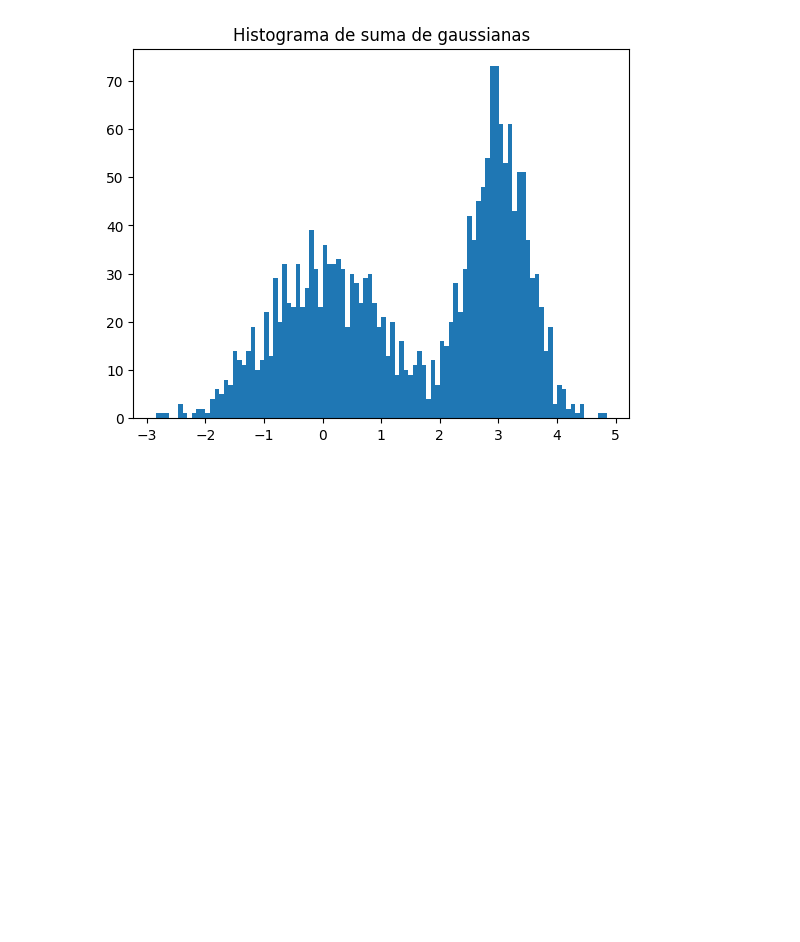
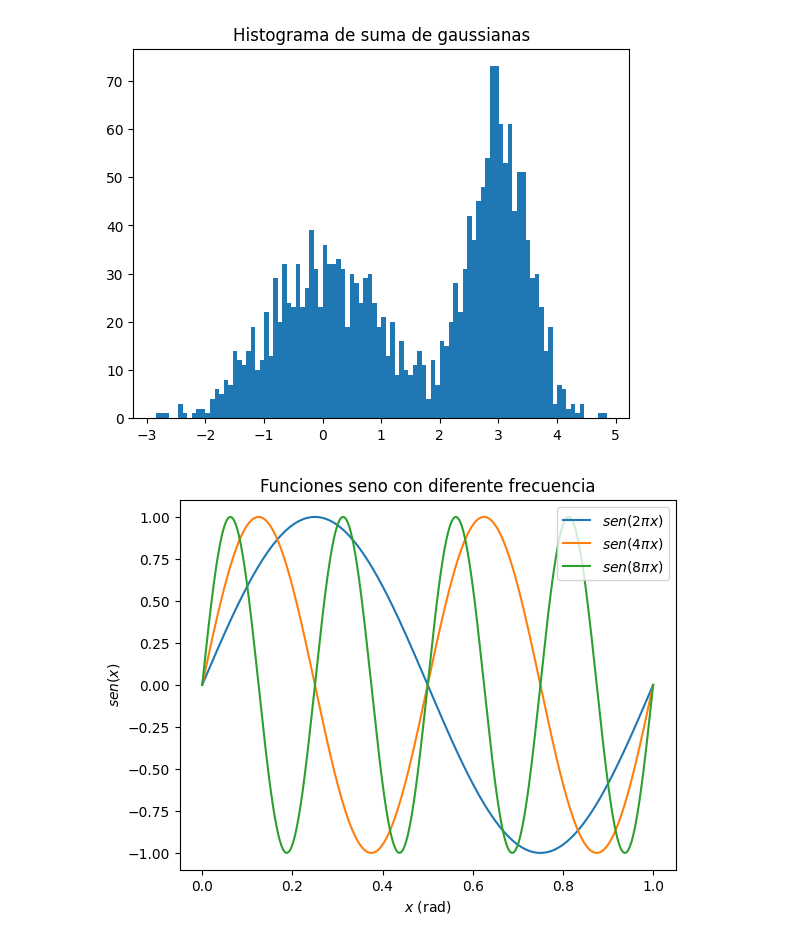
Before and after one commit to fofojaramillo/maestria-propedeuticos, a Jupyter notebook: Programacion/Introducción_numpy_matplotlib.ipynb, the cells around one changed output. Cells and saved outputs as stored; diff of their text form; code cells hidden in the pictures; blank space fills up the shorter version.

```diff
--- a/Programacion/Introducción_numpy_matplotlib.ipynb
+++ b/Programacion/Introducción_numpy_matplotlib.ipynb
@@ -755,0 +751,17 @@ sin_2pi = np.sin(2*math.pi)
+# %%
+import math
+entrada = np.array(np.linspace(0,1,1000))
+sin_2pi = np.sin(2*math.pi*entrada)
+sin_4pi = np.sin(4*math.pi*entrada)
+sin_8pi = np.sin(8*math.pi*entrada)
+
+plt.plot(entrada, sin_2pi, label = r'$sen(2\pi x)$')
+plt.plot(entrada, sin_4pi, label = r'$sen(4\pi x)$')
+plt.plot(entrada, sin_8pi, label = r'$sen(8\pi x)$')
+plt.title("Funciones seno con diferente frecuencia")
+plt.xlabel(r'$x$ (rad)')
+plt.ylabel(r'$sen(x)$')
+plt.legend()
+plt.show()
+# %% [output]
+[figure, added]
```
Also changed, not shown: parts of 5 cells of this notebook.
